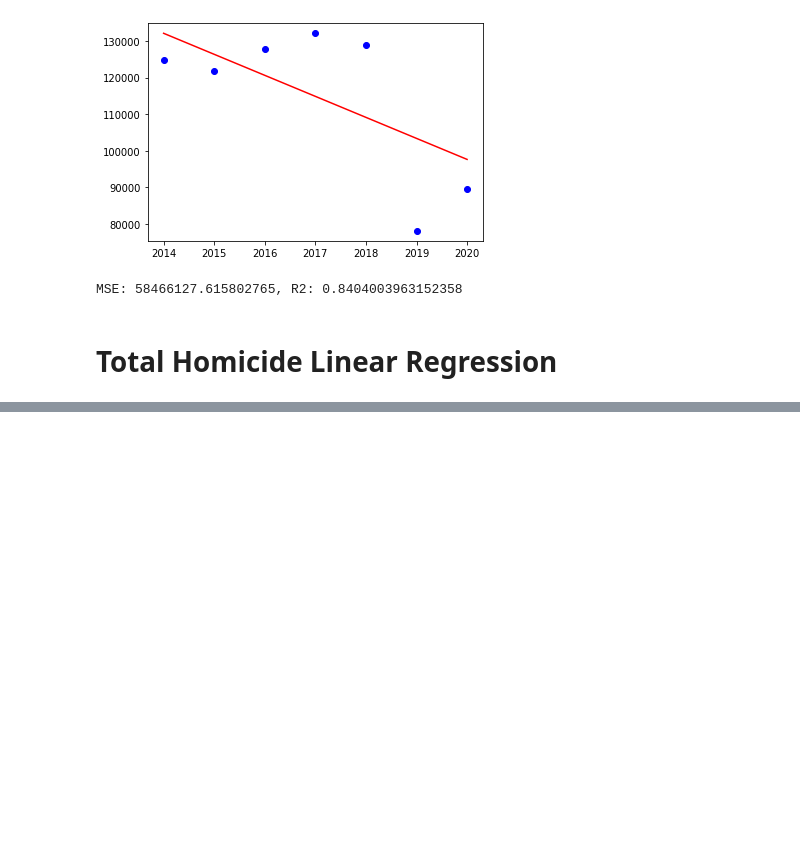
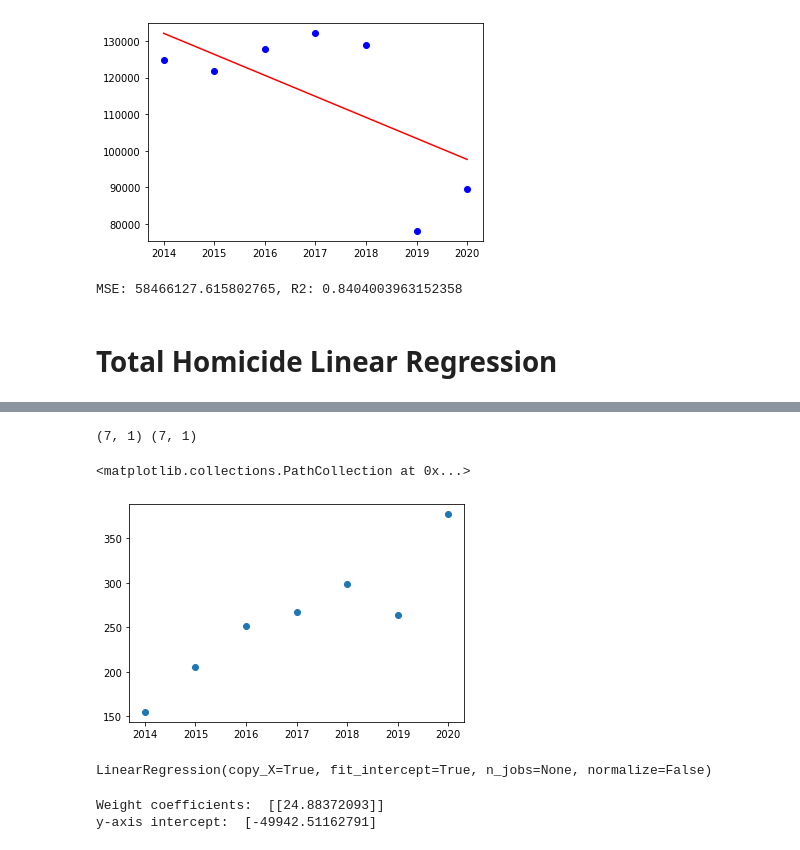
Before and after one commit to sarah-martin/KC_Crime_Predictive_Analysis, a Jupyter notebook: ML.ipynb, the cells around one changed output, grey strips where cells are left out. Cells and saved outputs as stored; diff of their text form; code cells hidden in the pictures; blank space fills up the shorter version.

```diff
--- a/ML.ipynb
+++ b/ML.ipynb
@@ -114,3 +122,37 @@ print(f"MSE: {MSE}, R2: {r2}")
 MSE: 58466127.615802765, R2: 0.8404003963152358
 # %% [markdown]
 # Total Homicide Linear Regression
+# %%
+ibrs2014 = data_14[(data_14["IBRS"] =="09A") | (data_14["IBRS"] =="09B")]
+ibrs14=ibrs2014["IBRS"]
+murders14=len(ibrs14)
+
+ibrs2015 = data_15[(data_15["IBRS"] =="09A") | (data_15["IBRS"] =="09B")]
+ibrs15=ibrs2015["IBRS"]
+murders15=len(ibrs15)
+
+ibrs2016 = data_16[(data_16["IBRS"] =="09A") | (data_16["IBRS"] =="09B")]
+ibrs16=ibrs2016["IBRS"]
+murders16=len(ibrs16)
+
+ibrs2017 = data_17[(data_17["IBRS"] =="09A") | (data_17["IBRS"] =="09B")]
+ibrs17=ibrs2017["IBRS"]
+murders17=len(ibrs17)
+
+ibrs2018 = data_18[(data_18["IBRS"] =="09A") | (data_18["IBRS"] =="09B")]
+ibrs18=ibrs2018["IBRS"]
+murders18=len(ibrs18)
+
+ibrs2019 = data_19[(data_19["IBRS"] =="09A") | (data_19["IBRS"] =="09B")]
+ibrs19=ibrs2019["IBRS"]
+murders19=len(ibrs19)
+
+ibrs2020 = data_20[(data_20["IBRS"] =="09A") | (data_20["IBRS"] =="09B")]
+ibrs20=ibrs2020["IBRS"]
+murders20=len(ibrs20)
+
+# Store all amounts in a single list
+yearly_murder_df = pd.DataFrame({'year': [2014,2015,2016,2017,2018,2019,2020],
+                                'murder_total': [murders14, murders15, murders16, murders17, murders18, murders19, murders20]})
+
+yearly_murder_df.head(7)
@@ -116,0 +168,12 @@ MSE: 58466127.615802765, R2: 0.8404003963152358
+# %%
+# Assign X and Y
+Xm = yearly_murder_df['year'].values.reshape(-1, 1)
+ym = yearly_murder_df['murder_total'].values.reshape(-1, 1)
+print(Xm.shape, ym.shape)
+# %% [output]
+(7, 1) (7, 1)
+# %%
+plt.scatter(Xm, ym)
+# %% [output]
+<matplotlib.collections.PathCollection at 0x...>
+[figure, added]
@@ -116,0 +183,13 @@ MSE: 58466127.615802765, R2: 0.8404003963152358
+# %%
+# Create a LinearRegression model and fit it to the scaled training data
+murder_model = LinearRegression()
+murder_model.fit(Xm_train, ym_train)
+# %% [output]
+LinearRegression(copy_X=True, fit_intercept=True, n_jobs=None, normalize=False)
+# %%
+# Print the coefficient and the intercept for the model
+print('Weight coefficients: ', murder_model.coef_)
+print('y-axis intercept: ', murder_model.intercept_)
+# %% [output]
+Weight coefficients:  [[24.88372093]]
+y-axis intercept:  [-49942.51162791]
```
Also changed, not shown: parts of 14 cells of this notebook, 8 other files.
